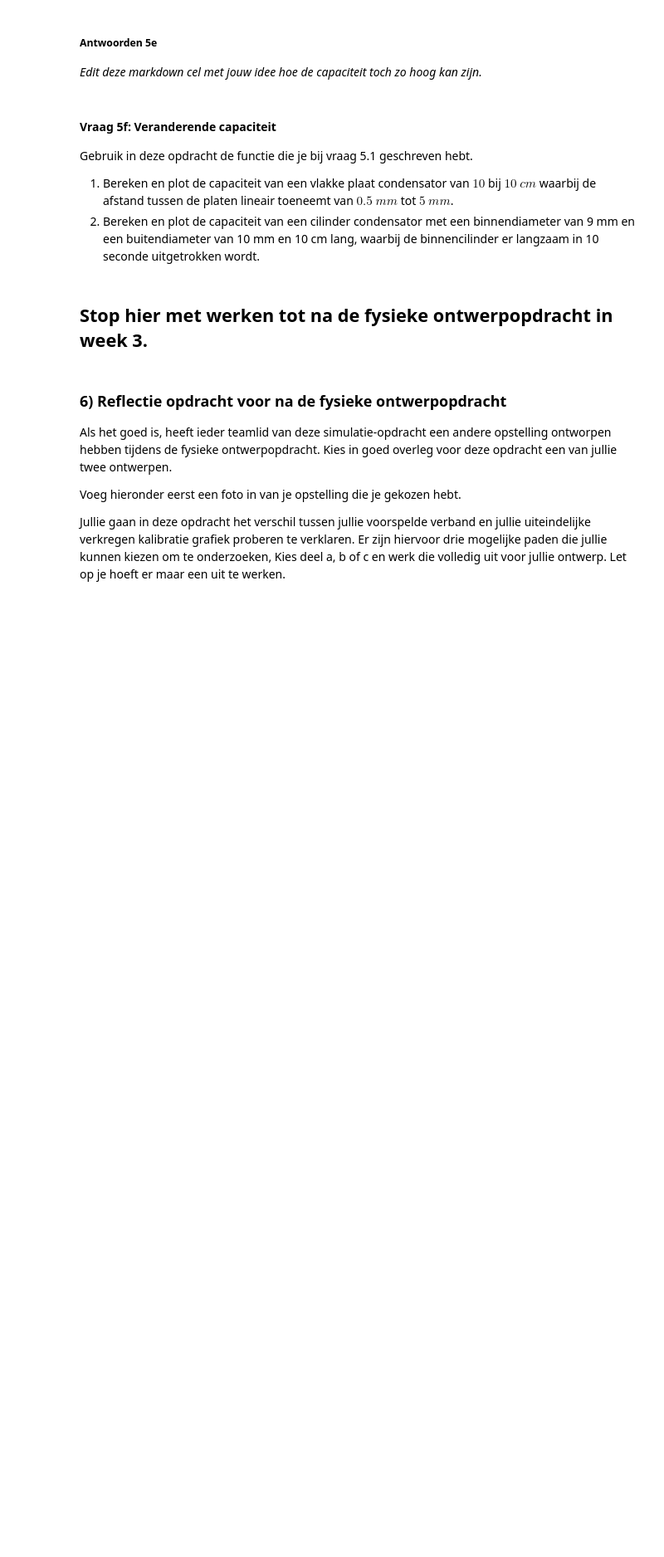
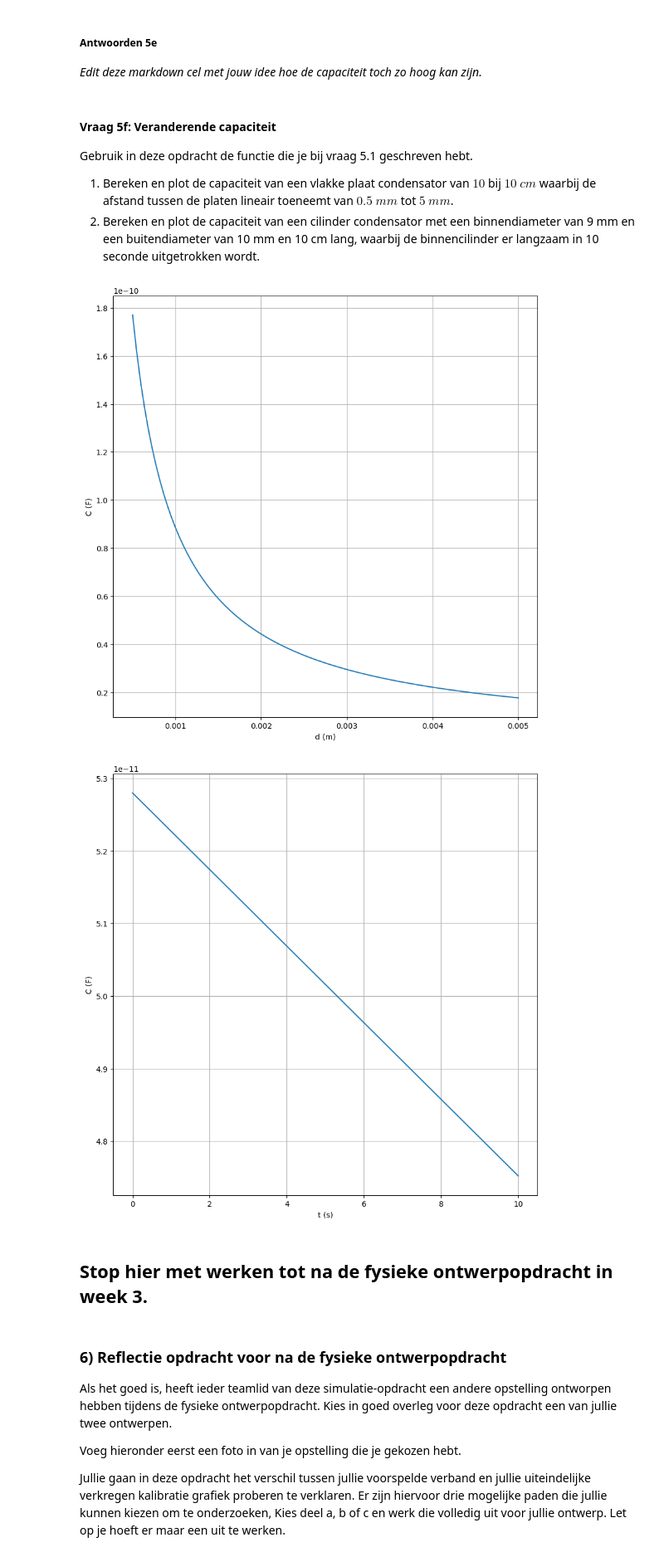
Before and after one commit to Spaantje5/opdrachten-DEF-D, a Jupyter notebook: DigitaleOntwerpopdrachten/1CondensatorOpdracht/CondensatorOntwerpopdracht.ipynb, the cells around one changed output. Shown at 83% size. Drawn from its saved outputs; the diff is of its cells as text; code cells hidden in the pictures; blank space fills up the shorter version.

```diff
--- a/DigitaleOntwerpopdrachten/1CondensatorOpdracht/CondensatorOntwerpopdracht.ipynb
+++ b/DigitaleOntwerpopdrachten/1CondensatorOpdracht/CondensatorOntwerpopdracht.ipynb
@@ -694,12 +702,21 @@ In deze vraag zullen we kijken naar de ideale vlakke plaat condensator. Als de a
 3. Vind de formule voor de capaciteit van een cilinder condensator onder de aanname dat de afstand tussen de binnen en buiten wand klein is.
 4. Schrijf een python functie die de relevante parameters als input neemt en de capaciteit van een cilinder condensator als output heeft.
 # %%
-def vlakkeplaat(relevante_parameters):
-    C = None
+#epsilon1 : Relatieve permittiviteit van het materiaal (vacuüm , lucht = 1)
+
+def vlakkeplaat(epsilon0, A, d, epsilon1 =1):
+    # A: oppervlakte van de platen (m²)
+    # d: afstand tussen de platen (m)
+    # epsilon0: permittiviteit van vacuum (F/m)
+    C = (epsilon0 * epsilon1* A)/ d
     return C
 
-def cilinder(relevante_parameters):
-    C = None
+def cilinder(epsilon0, a, b, L, epsilon1= 1):
+    # a: straal binnenste cilinder
+    # b: straal buitenste cilinder
+    # L: lengte van de cilinder
+    # epsilon0: permittiviteit van vacuum (F/m)
+    C = (2 * np.pi * epsilon0 * epsilon1 * L) / (np.log(b/a))
     return  C
 # %% [markdown]
 #### Vraag 5b: Capaciteit van enkele simpele condensatoren
@@ -774,9 +883,31 @@ Gebruik in deze opdracht de functie die je bij vraag 5.1 geschreven hebt.
 1. Bereken en plot de capaciteit van een vlakke plaat condensator van $10$ bij $10$ $cm$ waarbij de afstand tussen de platen lineair toeneemt van $0.5$ $mm$ tot $5$ $mm$.
 2. Bereken en plot de capaciteit van een cilinder condensator met een binnendiameter van 9 mm en een buitendiameter van 10 mm en 10 cm lang, waarbij de binnencilinder er langzaam in 10 seconde uitgetrokken wordt.
 # %%
-###
-###Jouw code hier###
-###
+#1
+d = np.linspace(0.0005, 0.005, 100)
+C_vlakkeplaat = vlakkeplaat(epsilon0, A= 0.1**2, d=d)
+#plot
+plt.figure(figsize=(10, 10))
+plt.plot(d, C_vlakkeplaat)
+plt.xlabel("d (m)")
+plt.ylabel("C (F)")
+plt.grid()
+plt.show()
+
+#2
+t = np.linspace(0, 10, 100)
+L = 0.1 - 0.001 * t
+C_cilinder = cilinder(epsilon0, a= 0.009, b= 0.01, L=L)
+#plot
+plt.figure(figsize=(10, 10))
+plt.plot(t, C_cilinder)
+plt.xlabel("t (s)")
+plt.ylabel("C (F)")
+plt.grid()
+plt.show()
+# %% [output]
+[figure, added]
+[figure, added]
 # %% [markdown]
 ## Stop hier met werken tot na de fysieke ontwerpopdracht in week 3.
 # %% [markdown]
```
Also changed, not shown: parts of 7 cells of this notebook.
